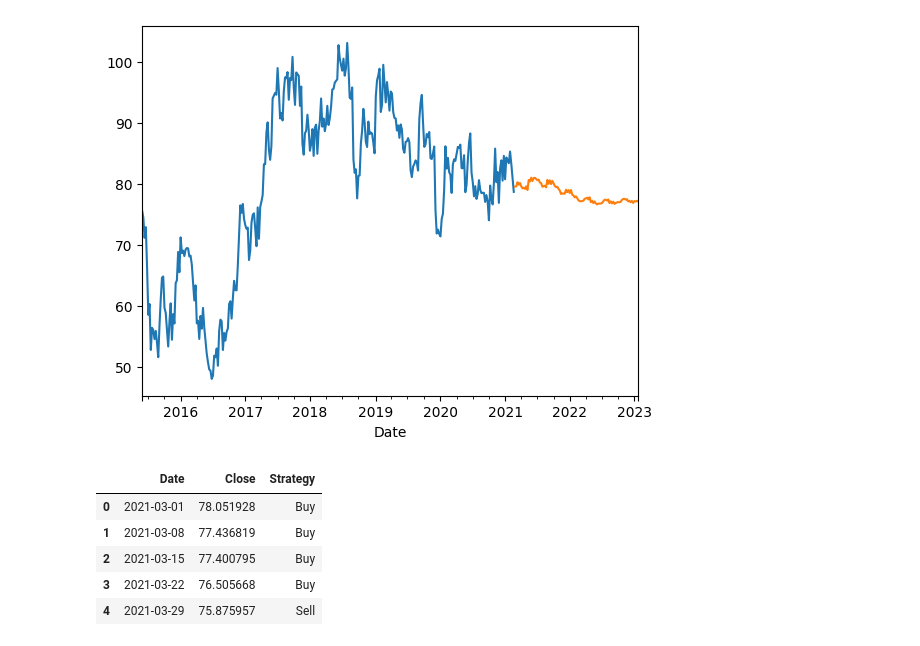
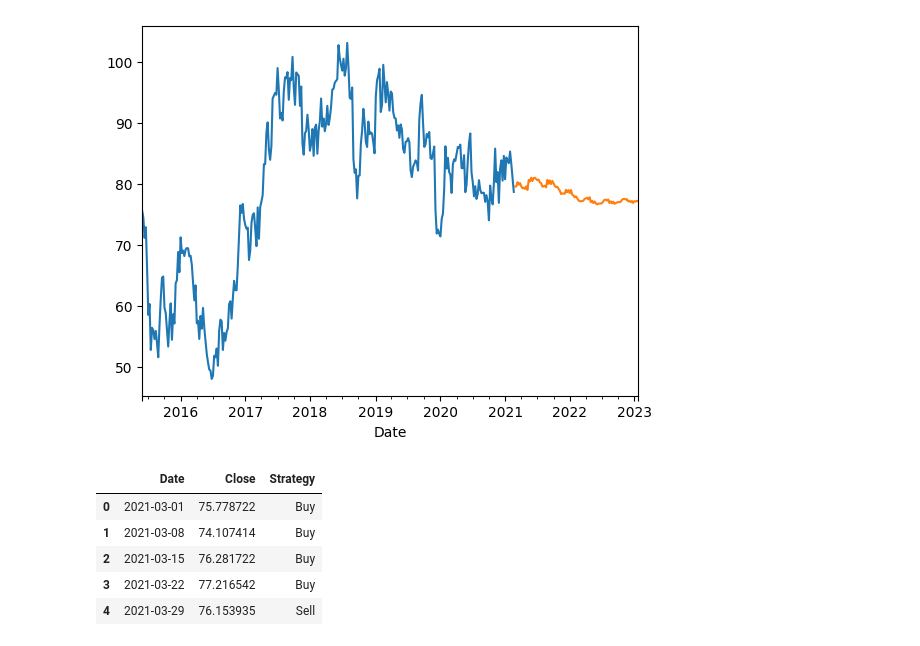
Before and after one commit to anaghasid/DA_Hackathon_Stock_Price_Strategy, a Jupyter notebook: InstantRegressors.ipynb, the cells around one changed output. Cells and saved outputs as stored; diff of their text form; code cells hidden in the pictures.

```diff
--- a/InstantRegressors.ipynb
+++ b/InstantRegressors.ipynb
@@ -396,0 +417,26 @@ Freq: W-MON, Name: predicted_mean, Length: 100, dtype: float64
+# %%
+train_endog = train.Close
+train_endog = train_endog.iloc[12-1:]
+train_exog = sm.add_constant(train[['Open','Volume']])
+train_exog['MovingAvg_12'] = findMovingAvg(train.Open,12)
+train_exog['MovingAvg_4'] = findMovingAvg(train.Open,4)
+train_exog['OpenLag_1'] = getLag(train,'Open',1)
+train_exog['VolumeLag_1'] = getLag(train,'Volume',1)
+train_exog = train_exog.dropna(subset=['MovingAvg_12'])
+
+''' COMMENTING BECAUSE REPETITIVE MERGE. UNCOMMENT LATER'''
+# for test, moving avg from train data is also considered
+# open_lag1 = getTrainTestlag(train,test,'Open',1)
+# volume_lag1 = getTrainTestlag(train,test,'Volume',1)
+# ma_lag = pd.merge(all_ma,open_lag1,on='Date',how='inner')
+# all_ma_lag = pd.merge(ma_lag,volume_lag1,on='Date',how='inner')
+# all_ma_lag
+
+
+test_exog = sm.add_constant(all_ma_lag[['Open','Volume','MovingAvg_12','MovingAvg_4', 'OpenLag_1', 'VolumeLag_1']])
+test_exog = test_exog.dropna(subset=['VolumeLag_1'])
+# %%
+final_train_x = train_exog
+final_train_y = train_endog
+final_test_x = test_exog
+final_train_x
@@ -396,0 +458,9 @@ Freq: W-MON, Name: predicted_mean, Length: 100, dtype: float64
+# %%
+# SARIMAX MODEL 3
+# using MA 4
+arima_order = (1,0,1)
+seasonal_o = (4,0,4,5)
+mod4 = sm.tsa.statespace.SARIMAX(endog=train_endog, exog=train_exog, order=arima_order,seasonal_order=seasonal_o)
+model_fit4 = mod4.fit()
+
+sarimax_forecast4 = model_fit4.forecast(exog=test_exog,steps=100)
@@ -427,0 +505,3 @@ random_forest_strategy2 = randomForestStrategy(train_with_MA,test_with_MA,sarima
+# %%
+random_forest_strategy3_ma_lag = randomForestStrategy(final_train_x,final_test_x,sarimax_forecast4)
+random_forest_strategy3_ma_lag.tolist()
@@ -441,14 +540,14 @@ plt.show()
 submission = pd.DataFrame()
 submission["Date"] = test.index
 # %%
-submission["Close"] = sarimax_forecast2.tolist()
-submission["Strategy"] = random_forest_strategy2
+submission["Close"] = sarimax_forecast4.tolist()
+submission["Strategy"] = random_forest_strategy3_ma_lag
 submission.head()
 # %% [output]
 |  | Date | Close | Strategy |
-| 0 | 2021-03-01 | 78.051928 | Buy |
-| 1 | 2021-03-08 | 77.436819 | Buy |
-| 2 | 2021-03-15 | 77.400795 | Buy |
-| 3 | 2021-03-22 | 76.505668 | Buy |
-| 4 | 2021-03-29 | 75.875957 | Sell |
+| 0 | 2021-03-01 | 75.778722 | Buy |
+| 1 | 2021-03-08 | 74.107414 | Buy |
+| 2 | 2021-03-15 | 76.281722 | Buy |
+| 3 | 2021-03-22 | 77.216542 | Buy |
+| 4 | 2021-03-29 | 76.153935 | Sell |
 # %%
```
Also changed, not shown: parts of 27 cells of this notebook, 3 other files.
